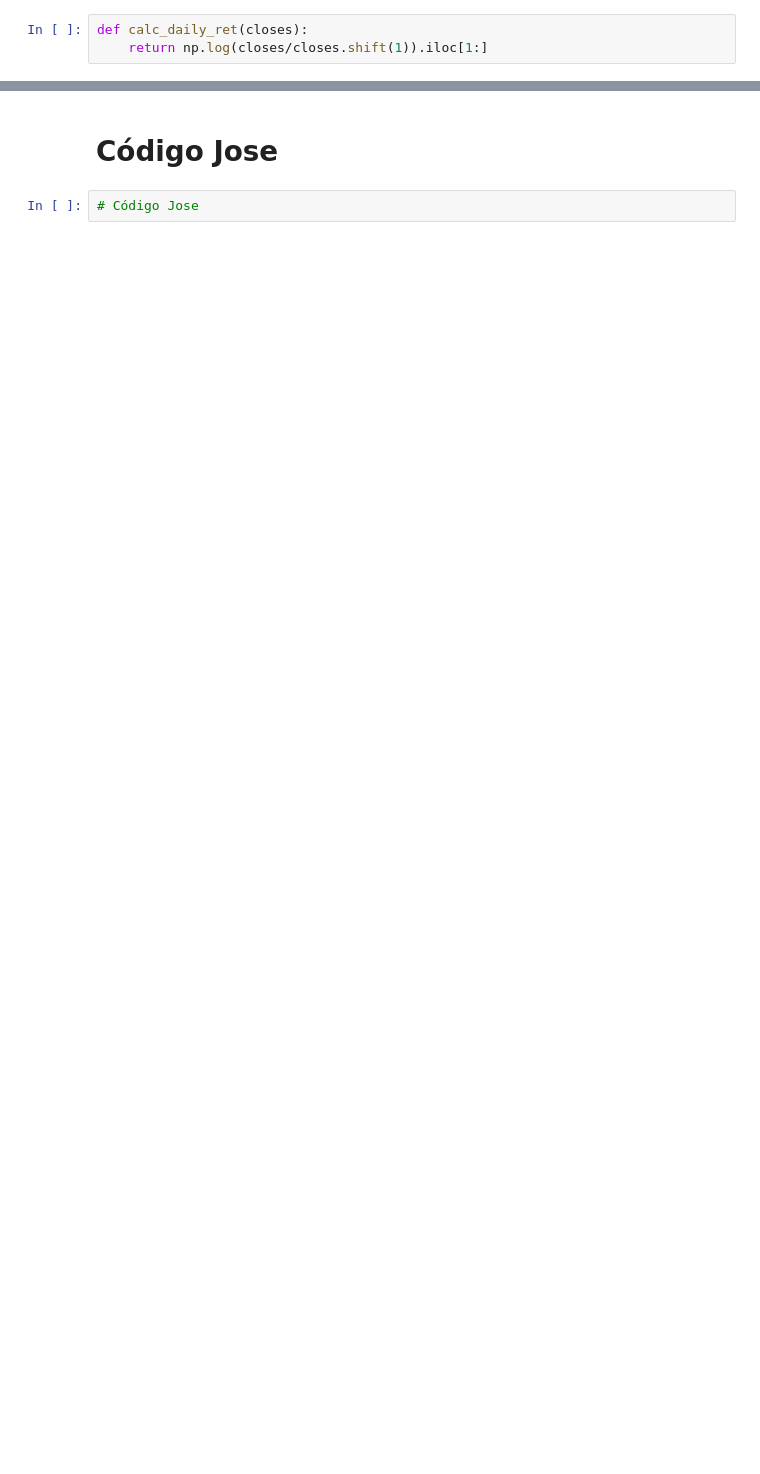
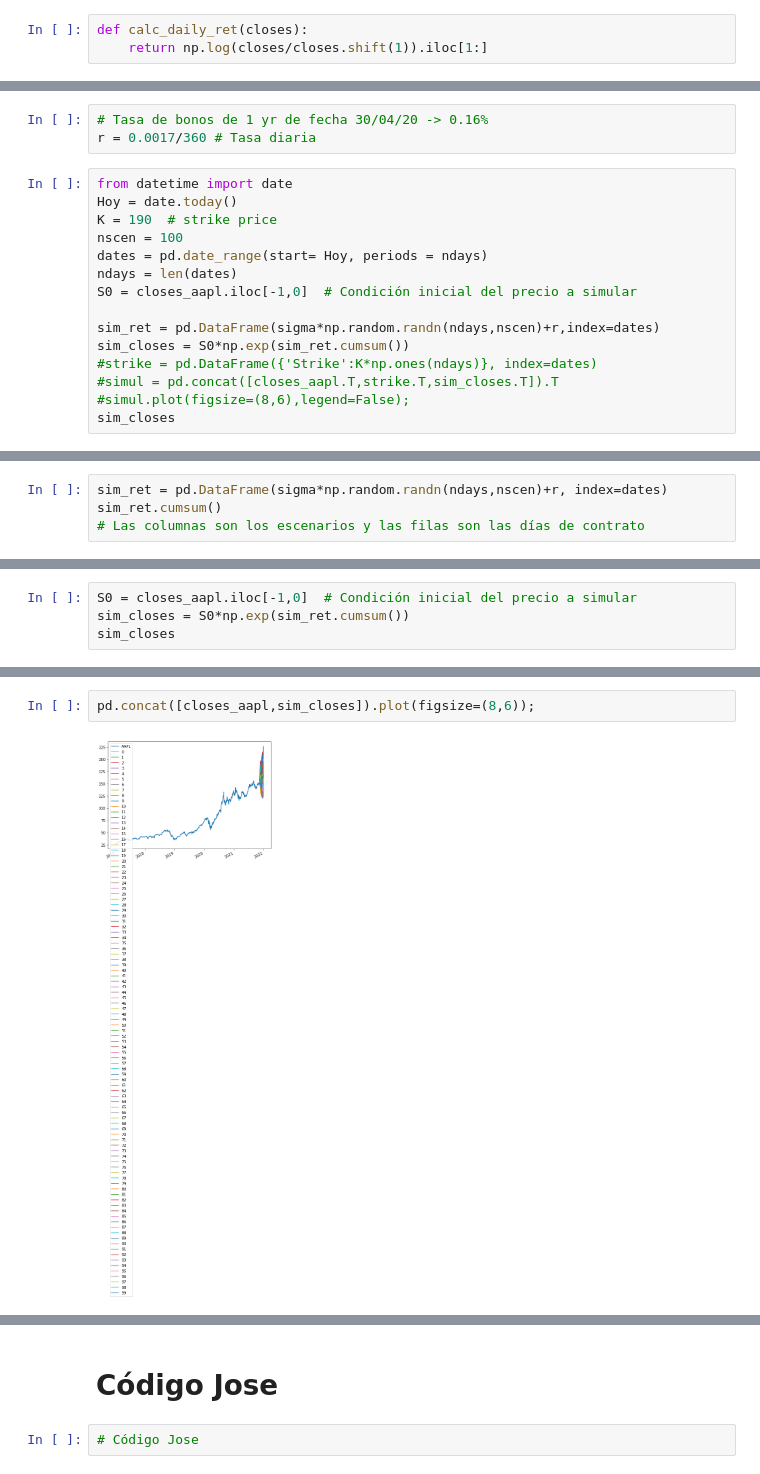
Before and after one commit to IvanArellanoRuelas/SPF_Tarea8_IArellano_JMayagoitia, a Jupyter notebook: Tarea8_IArellano_JMayagoitia.ipynb, the cells around one changed output, grey strips where cells are left out. Drawn from its saved outputs; the diff is of its cells as text; blank space fills up the shorter version.

```diff
--- a/Tarea8_IArellano_JMayagoitia.ipynb
+++ b/Tarea8_IArellano_JMayagoitia.ipynb
@@ -150,0 +188,18 @@ Ri_dt.cumprod()
+# %%
+# Tasa de bonos de 1 yr de fecha 30/04/20 -> 0.16%
+r = 0.0017/360 # Tasa diaria
+# %%
+from datetime import date
+Hoy = date.today()
+K = 190  # strike price
+nscen = 100
+dates = pd.date_range(start= Hoy, periods = ndays)
+ndays = len(dates)
+S0 = closes_aapl.iloc[-1,0]  # Condición inicial del precio a simular
+
+sim_ret = pd.DataFrame(sigma*np.random.randn(ndays,nscen)+r,index=dates)
+sim_closes = S0*np.exp(sim_ret.cumsum())
+#strike = pd.DataFrame({'Strike':K*np.ones(ndays)}, index=dates)
+#simul = pd.concat([closes_aapl.T,strike.T,sim_closes.T]).T
+#simul.plot(figsize=(8,6),legend=False);
+sim_closes
@@ -150,0 +220,4 @@ Ri_dt.cumprod()
+# %%
+sim_ret = pd.DataFrame(sigma*np.random.randn(ndays,nscen)+r, index=dates)
+sim_ret.cumsum()
+# Las columnas son los escenarios y las filas son las días de contrato
@@ -150,0 +238,4 @@ Ri_dt.cumprod()
+# %%
+S0 = closes_aapl.iloc[-1,0]  # Condición inicial del precio a simular
+sim_closes = S0*np.exp(sim_ret.cumsum())
+sim_closes
@@ -150,0 +256,4 @@ Ri_dt.cumprod()
+# %%
+pd.concat([closes_aapl,sim_closes]).plot(figsize=(8,6));
+# %% [output]
+[figure, added]
```
Also changed, not shown: parts of 42 cells of this notebook.
